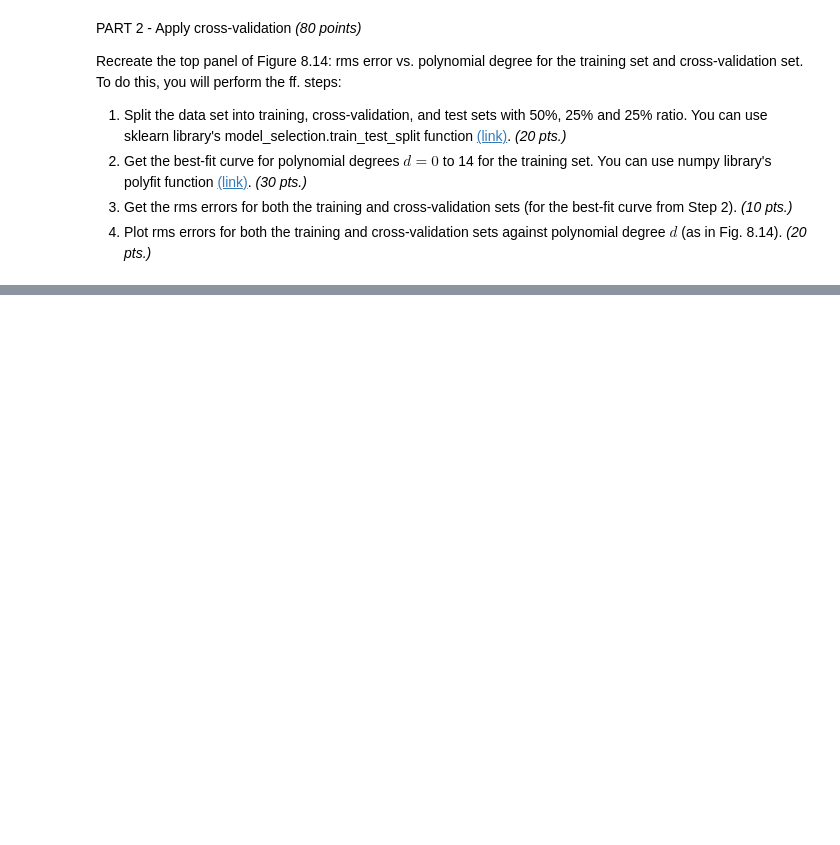
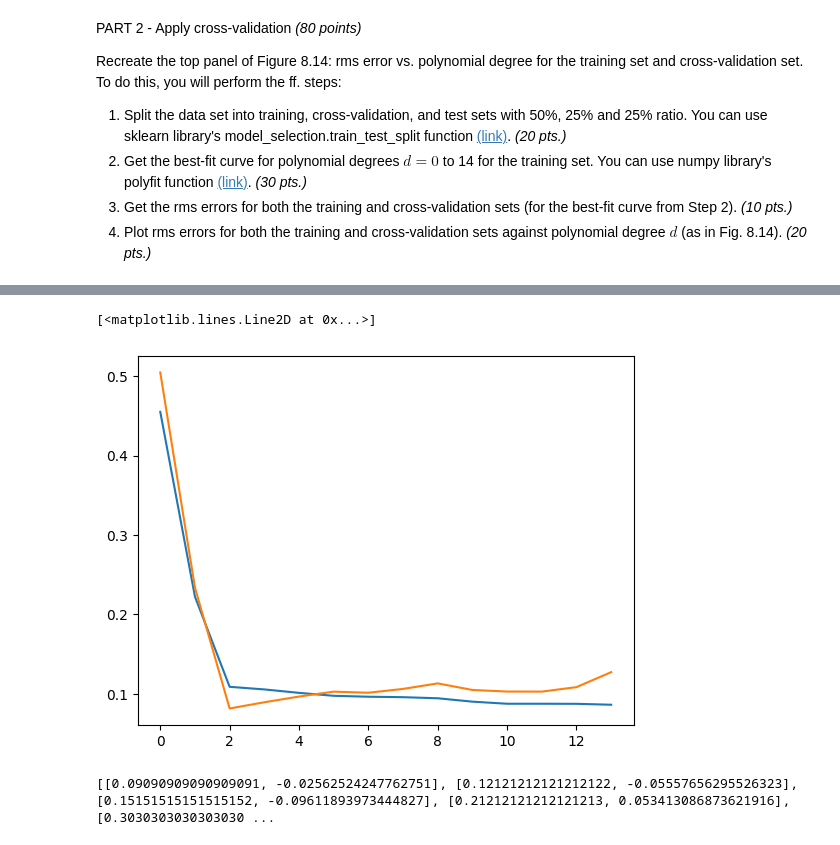
Before and after one commit to aiquiamjot/App_Physics157, a Jupyter notebook: submissions/AP157_lab_assignment_A1.ipynb, the cells around one changed output, grey strips where cells are left out. Saved outputs shown, nothing was run; the diff lists cells and outputs as text; code cells hidden in the pictures; blank space fills up the shorter version.

```diff
--- a/submissions/AP157_lab_assignment_A1.ipynb
+++ b/submissions/AP157_lab_assignment_A1.ipynb
@@ -55,0 +104,31 @@ Recreate the top panel of Figure 8.14: rms error vs. polynomial degree for the t
+# %%
+plt.plot(rmse)
+plt.plot(rmse2)
+# %% [output]
+[<matplotlib.lines.Line2D at 0x...>]
+[figure, added]
+# %%
+# aa = [9,1,5,2,3,4,6,7,8]
+# bb = [10,20,30,40,50,60,70,80,90]
+
+# cc = []
+# for i in range(len(aa)):
+#     cc.append([aa[i],bb[i]])
+
+# print(cc)
+# cc.sort()
+# print(cc)
+# print([pair[0] for pair in cc])
+# print([pair[1] for pair in cc])
+
+dd = []
+for i in range(len(x_train)):
+    dd.append([x_train[i],y_train[i]])
+
+dd.sort()
+# print(dd)
+print(dd)
+
+x_train_sorted = [pair[0] for pair in dd]
+# %% [output]
+[[0.09090909090909091, -0.02562524247762751], [0.12121212121212122, -0.05557656295526323], [0.15151515151515152, -0.09611893973444827], [0.21212121212121213, 0.053413086873621916], [0.3030303030303030 ...
```
Also changed, not shown: parts of 8 cells of this notebook.
